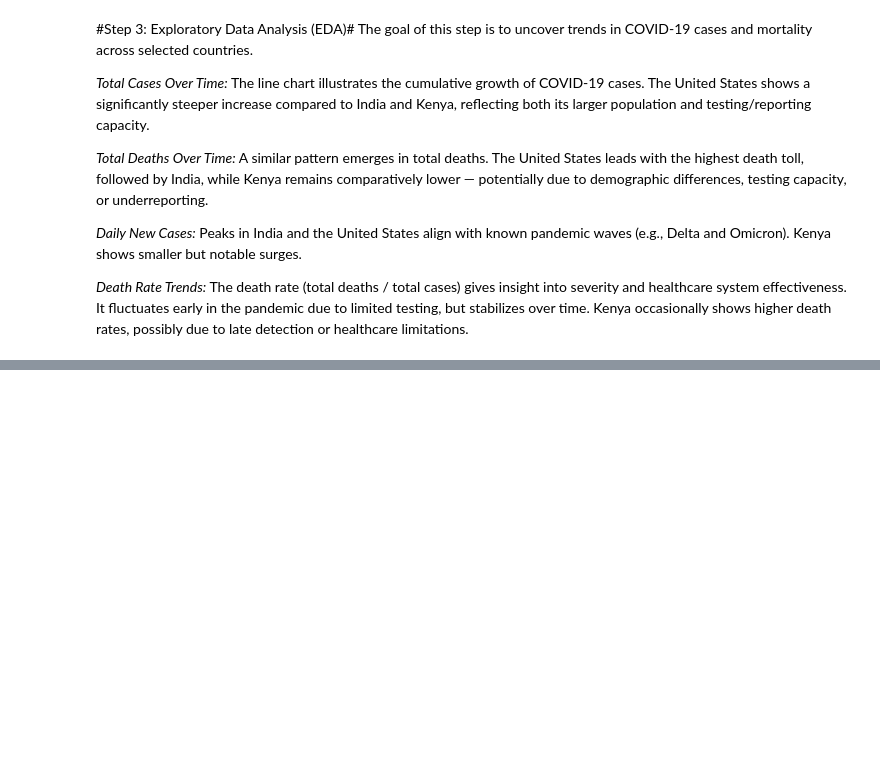
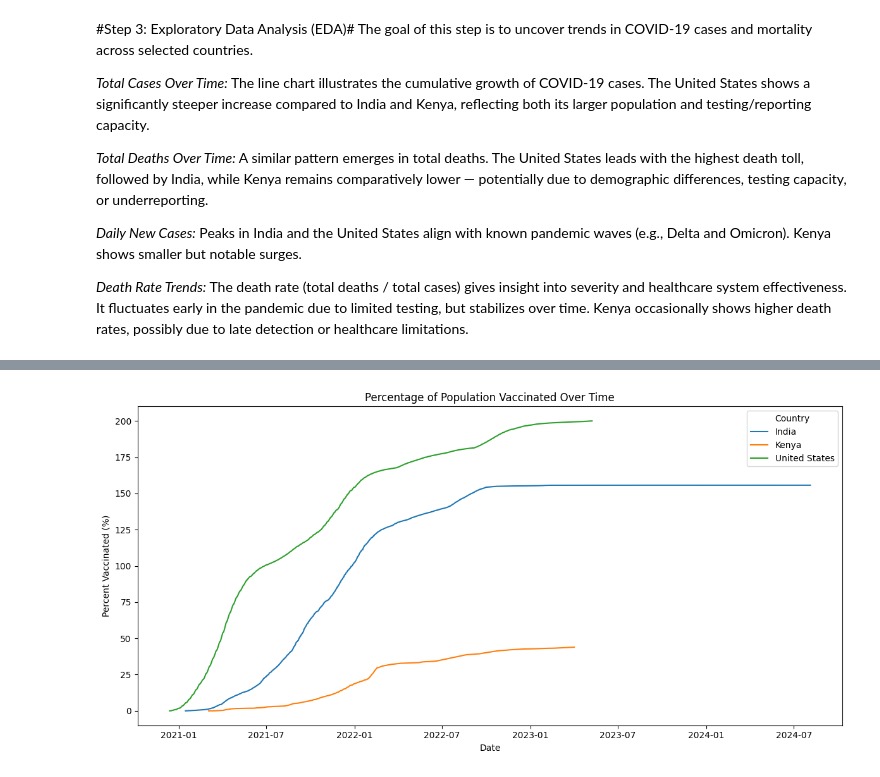
Before and after one commit to JesseAger/Covid-19-Data-Tracker, a Jupyter notebook: Covid_19_Track.ipynb, the cells around one changed output, grey strips where cells are left out. Saved outputs shown, nothing was run; the diff lists cells and outputs as text; code cells hidden in the pictures; blank space fills up the shorter version.

```diff
--- a/Covid_19_Track.ipynb
+++ b/Covid_19_Track.ipynb
@@ -153,0 +169,15 @@ The death rate (total deaths / total cases) gives insight into severity and heal
+# %%
+# Estimation of % of population vaccinated (if data available)
+df_vax.loc[:, 'percent_vaccinated'] = df_vax['total_vaccinations'] / df_vax['population'] * 100
+
+# Plot: % of Population Vaccinated
+plt.figure(figsize=(12, 6))
+sns.lineplot(data=df_vax, x='date', y='percent_vaccinated', hue='location')
+plt.title("Percentage of Population Vaccinated Over Time")
+plt.xlabel("Date")
+plt.ylabel("Percent Vaccinated (%)")
+plt.legend(title="Country")
+plt.tight_layout()
+plt.show()
+# %% [output]
+[figure, added]
```
Also changed, not shown: parts of 5 cells of this notebook.
